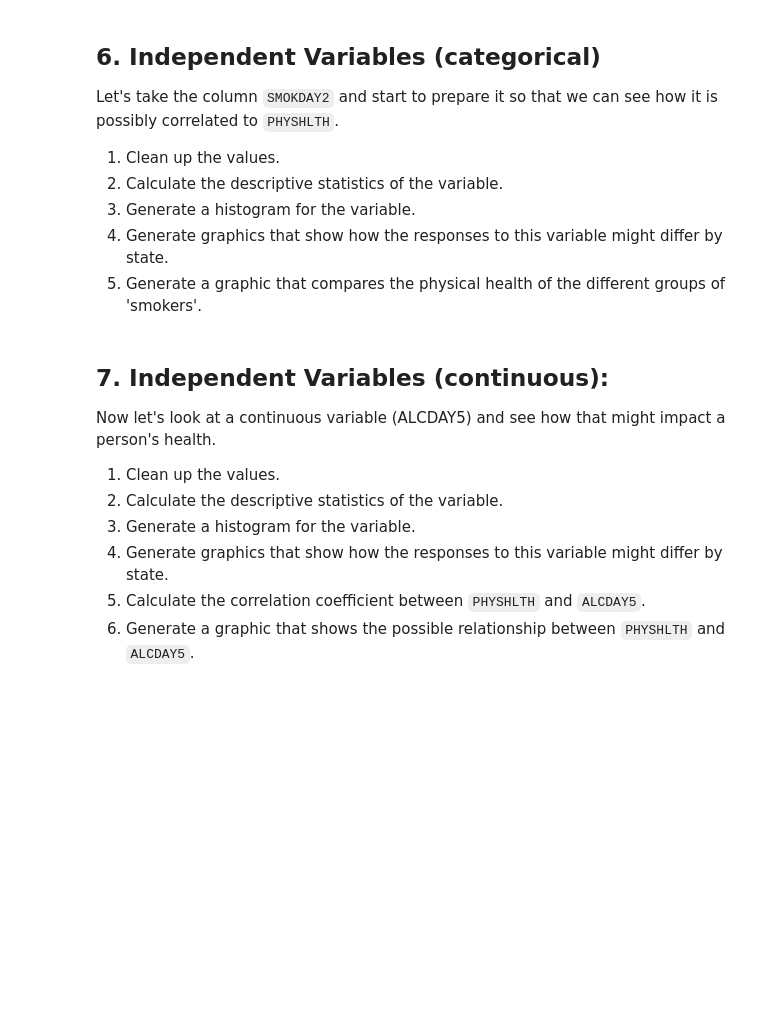
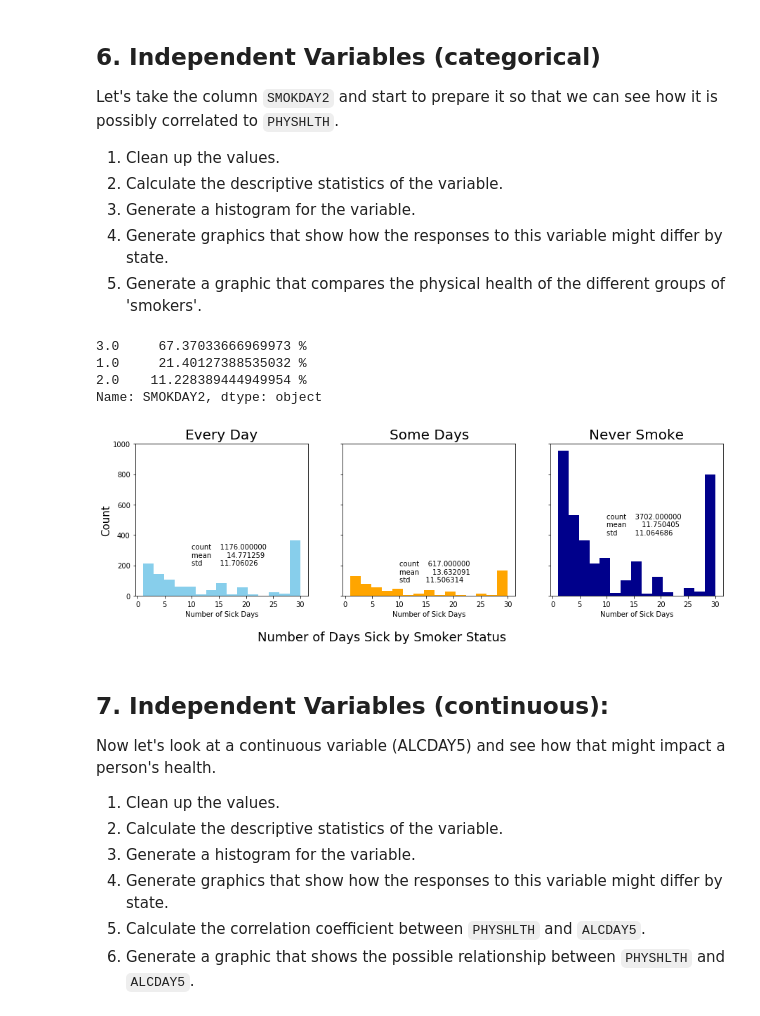
Before and after one commit to bphall/nyc-mhtn-ds-010620-lectures, a Jupyter notebook: week_2/case_study/Data_Exploration_Applied.ipynb, the cells around one changed output. Drawn from its saved outputs; the diff is of its cells as text; code cells hidden in the pictures; blank space fills up the shorter version.

```diff
--- a/week_2/case_study/Data_Exploration_Applied.ipynb
+++ b/week_2/case_study/Data_Exploration_Applied.ipynb
@@ -235,6 +263,44 @@ Let's take the column `SMOKDAY2` and start to prepare it so that we can see how
 3. Generate a histogram for the variable.
 4. Generate graphics that show how the responses to this variable might differ by state.
 5. Generate a graphic that compares the physical health of the different groups of 'smokers'.
+# %%
+df_bad_health_smoke_clean = df_bad_health.drop(df_bad_health.loc[(df_bad_health['SMOKDAY2'] == 7) | \
+                                                                (df_bad_health['SMOKDAY2'] == 9) | \
+                                                                (df_bad_health['SMOKDAY2'].isna())].index)
+# df_bad_health['SMOKDAY2'].value_counts(dropna=False)
+# %%
+df_bad_health_smoke_clean['SMOKDAY2'].value_counts(normalize=True, dropna=False).map(lambda x: str(x*100) + ' %')
+# %% [output]
+3.0     67.37033666969973 %
+1.0     21.40127388535032 %
+2.0    11.228389444949954 %
+Name: SMOKDAY2, dtype: object
+# %%
+# df_bad_health_smoke_clean.groupby(['SMOKDAY2'])['PHYSHLTH'].hist(bins=3)
+smokers = df_bad_health_smoke_clean.loc[df['SMOKDAY2'] == 1, ['PHYSHLTH', 'SMOKDAY2']]
+some_smoke = df_bad_health_smoke_clean.loc[df['SMOKDAY2'] == 2, ['PHYSHLTH', 'SMOKDAY2']]
+never_smoke = df_bad_health_smoke_clean.loc[df['SMOKDAY2'] == 3, ['PHYSHLTH', 'SMOKDAY2']]
+# %%
+fig, ax = plt.subplots(1, 3, figsize = (15,4), sharey=True)
+fig.text(0.08, 0.5, 'Count', va='center', rotation='vertical', fontsize = 15)
+fig.text(0.45, -.1, 'Number of Days Sick by Smoker Status', ha='center', rotation='horizontal', fontsize = 18)
+
+ax[0].hist(smokers['PHYSHLTH'], color='skyblue', bins=15, )
+ax[0].set_title('Every Day', fontsize=20)
+ax[0].text(10, 200, smokers['PHYSHLTH'].describe()[:3].to_string())
+ax[0].set_xlabel('Number of Sick Days')
+ax[1].hist(some_smoke['PHYSHLTH'], bins=15, color='orange')
+ax[1].set_title('Some Days', fontsize=20)
+ax[1].text(10, 90, some_smoke['PHYSHLTH'].describe()[:3].to_string())
+ax[1].set_xlabel('Number of Sick Days')
+ax[2].hist(never_smoke['PHYSHLTH'], bins=15, color='darkblue')
+ax[2].set_title('Never Smoke', fontsize=20)
+ax[2].text(10, 400, never_smoke['PHYSHLTH'].describe()[:3].to_string())
+ax[2].set_xlabel('Number of Sick Days')
+
+plt.show()
+# %% [output]
+[figure, added]
 # %% [markdown]
 ## 7. Independent Variables (continuous):
 
```
Also changed, not shown: parts of 17 cells of this notebook.
